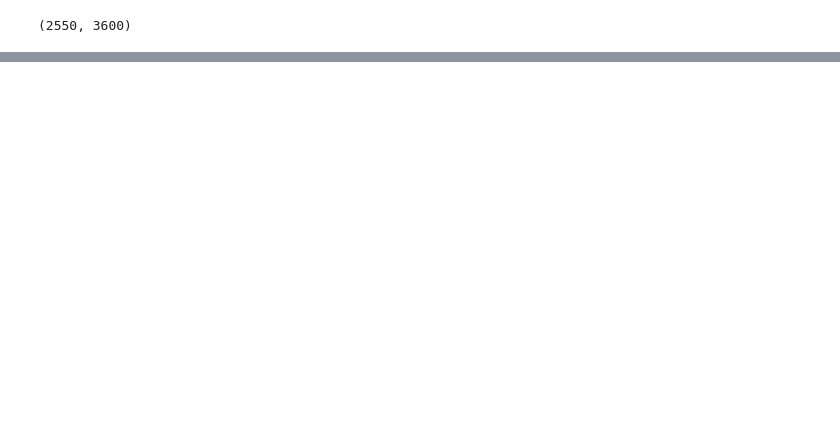
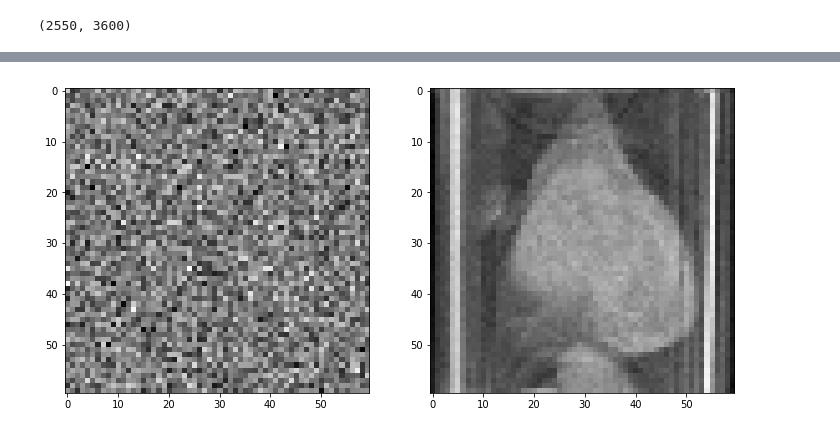
Before and after one commit to ralhadeff/computational-biology, a Jupyter notebook: tomographies/simple_AE-ul.ipynb, the cells around one changed output, grey strips where cells are left out. Saved outputs shown, nothing was run; the diff lists cells and outputs as text; code cells hidden in the pictures; blank space fills up the shorter version.

```diff
--- a/tomographies/simple_AE-ul.ipynb
+++ b/tomographies/simple_AE-ul.ipynb
@@ -126,0 +117,11 @@ plt.show()
+# %%
+fig,ax = plt.subplots(ncols=2,figsize=(12,6))
+
+feed = np.random.normal(X_train.mean(), X_train.std(),size=(60,60))
+out = model.predict(feed.flatten().reshape(1,-1))
+
+ax[0].imshow(feed,cmap='gray')
+ax[1].imshow(out.reshape(60,60),cmap='gray')
+plt.show()
+# %% [output]
+[figure, added]
```
Also changed, not shown: parts of 14 cells of this notebook.
